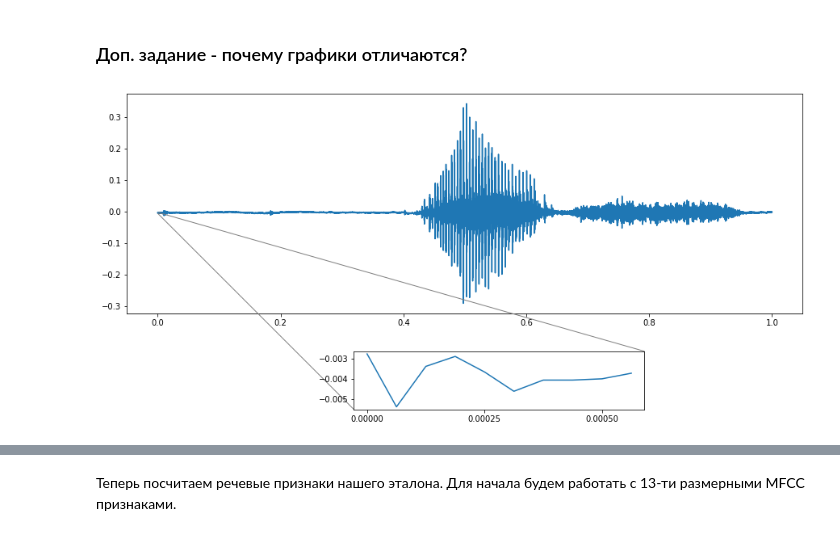
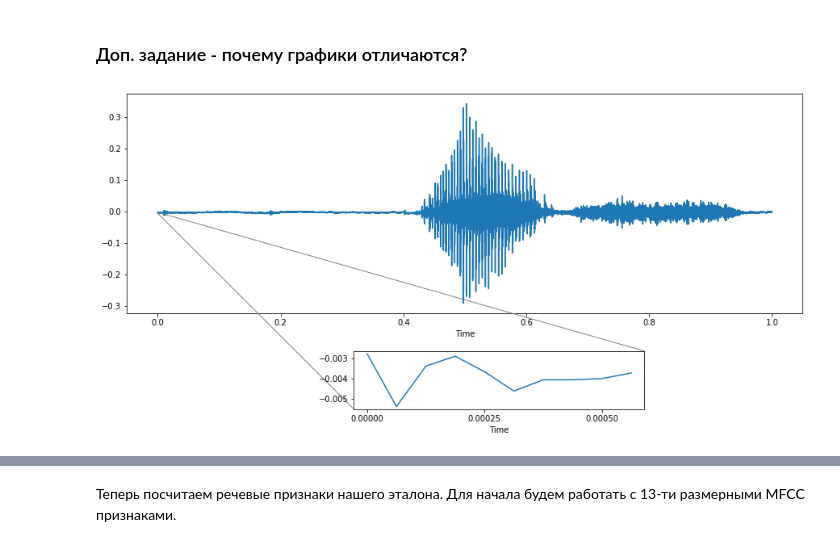
Before and after one commit to Ilyabasharov/made_mail.ru, a Jupyter notebook: 2_term/made_2021_speech_recognition/homeworks/4/DTW_and_TPA.ipynb, the cells around one changed output, grey strips where cells are left out. Saved outputs shown, nothing was run; the diff lists cells and outputs as text; code cells hidden in the pictures.

```diff
--- a/2_term/made_2021_speech_recognition/homeworks/4/DTW_and_TPA.ipynb
+++ b/2_term/made_2021_speech_recognition/homeworks/4/DTW_and_TPA.ipynb
@@ -83,13 +83,15 @@ axins1.xaxis.set_major_locator(plt.MaxNLocator(3))
 # %%
 # Временное представление сигнала:
 fig, ax = plt.subplots(figsize=(15.0, 5.0))
 times = np.linspace(0, 1, len(x))
 ax.plot(times, x)
+ax.xaxis.set_label_text('Time')
 
 first_n_points = 10
 axins1 = inset_axes(ax, 5, 1, loc=2, bbox_to_anchor=(0.2, 0.55), borderpad=20, bbox_transform=ax.figure.transFigure)
 axins1.plot(times[:first_n_points], x[:first_n_points])
 mark_inset(ax, axins1, loc1=1, loc2=3, fc="none", ec="0.5")
 axins1.xaxis.set_major_locator(plt.MaxNLocator(3))
+axins1.xaxis.set_label_text('Time');
 # %% [output]
-[figure, old version]
+[figure, new version]
```
Also changed, not shown: parts of 7 cells of this notebook.
